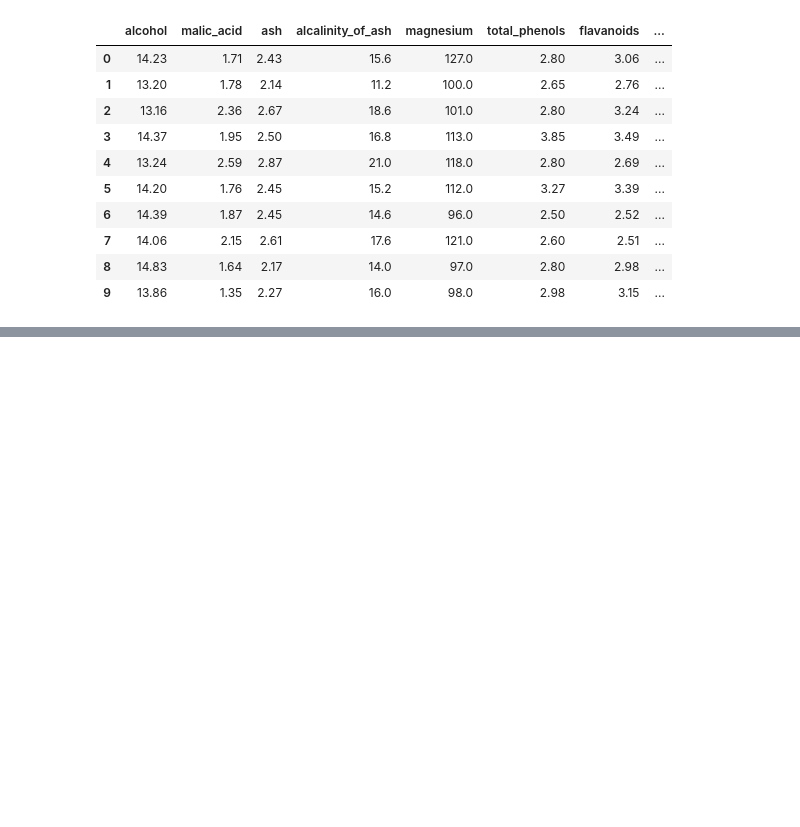
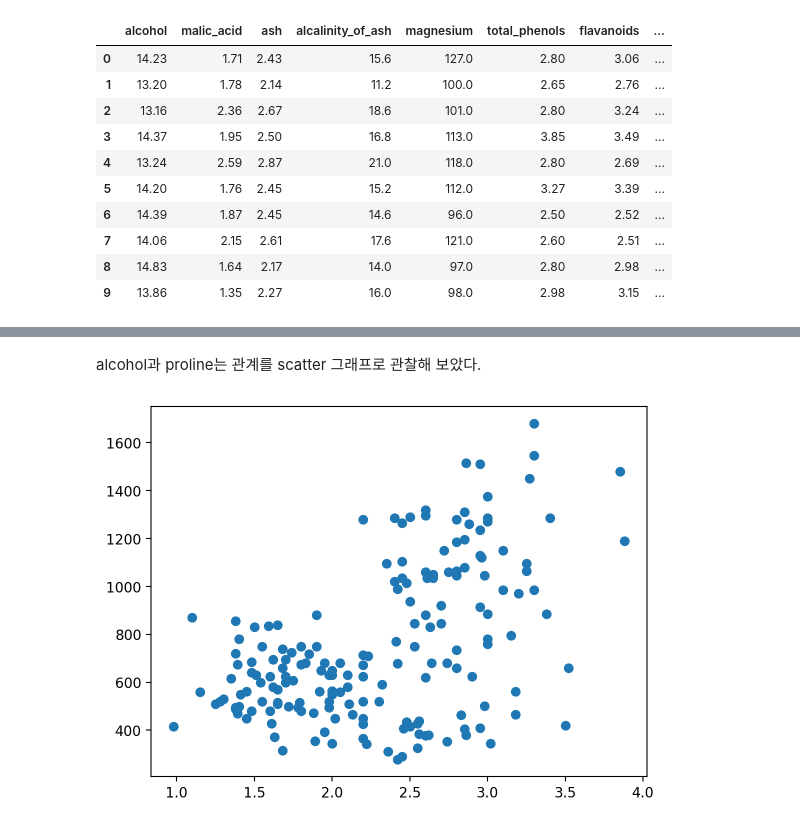
Before and after one commit to billygogo/aiffel_exploration, a Jupyter notebook: aiffel_exploration/Wine 데이타 깊이 보기.ipynb, the cells around one changed output, grey strips where cells are left out. Drawn from its saved outputs; the diff is of its cells as text; code cells hidden in the pictures; blank space fills up the shorter version.

```diff
--- a/aiffel_exploration/Wine 데이타 깊이 보기.ipynb
+++ b/aiffel_exploration/Wine 데이타 깊이 보기.ipynb
@@ -102,0 +144,7 @@ wine_frame.data.iloc[:10,]
+# %% [markdown]
+alcohol과 proline는 관계를 scatter 그래프로 관찰해 보았다.
+# %%
+plt.scatter(wine_frame.data['total_phenols'], wine_frame.data['proline'])
+plt.show()
+# %% [output]
+[figure, added]
```
Also changed, not shown: parts of 18 cells of this notebook, 1 other file.
